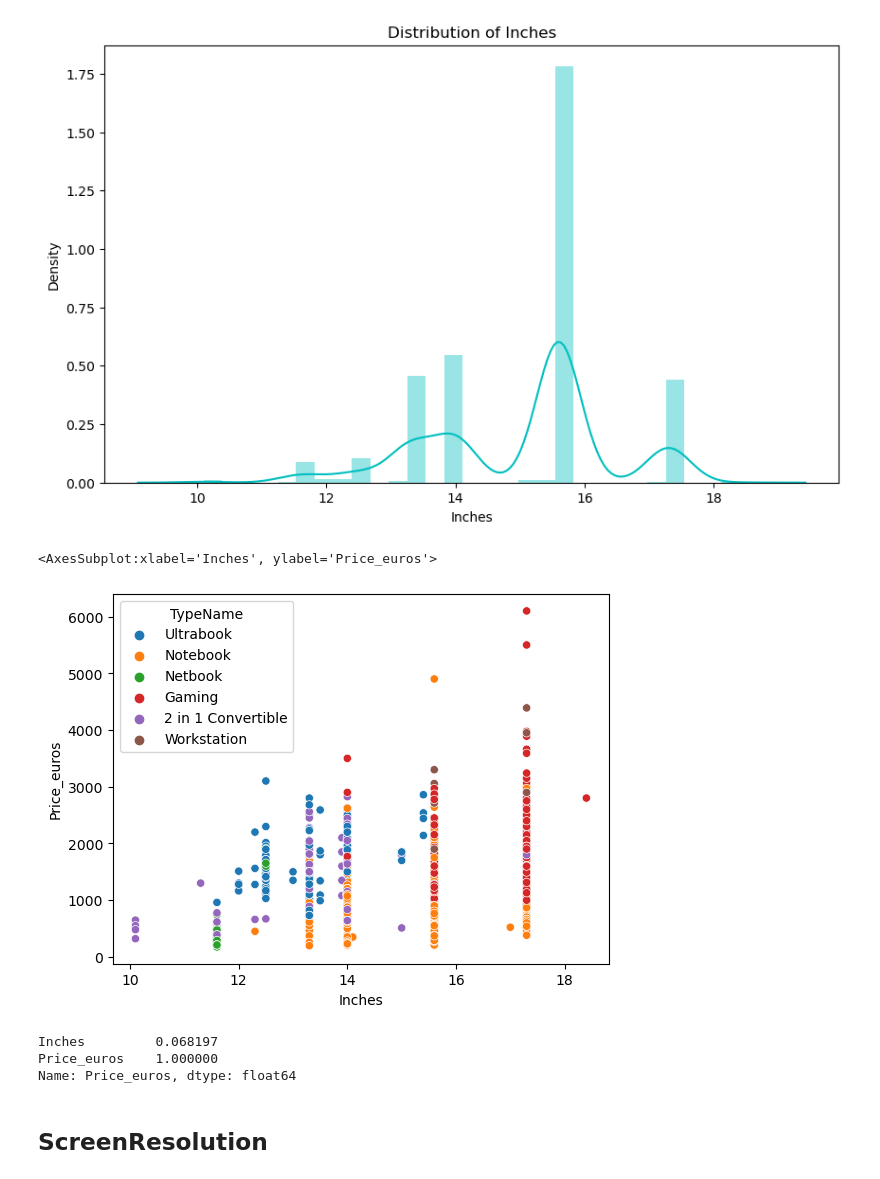
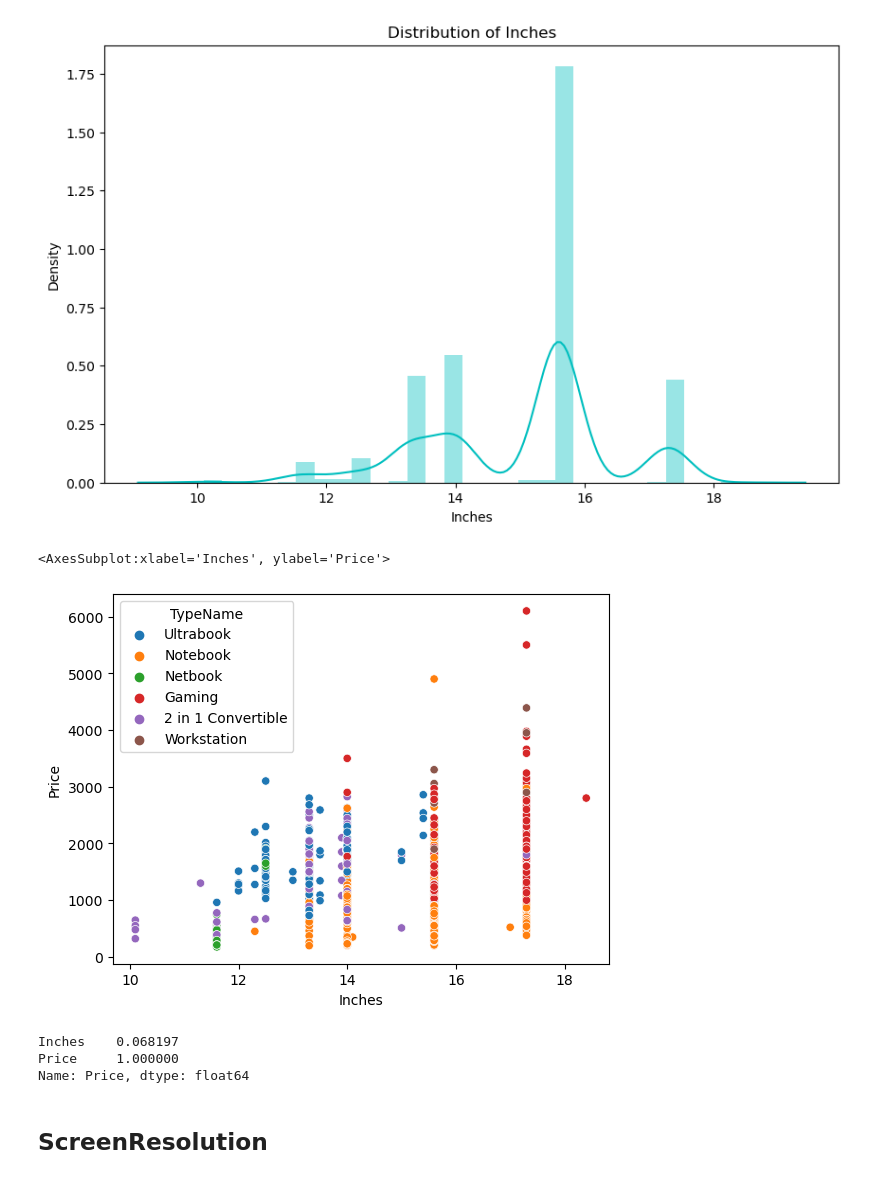
Before and after one commit to RossErskine/Kaggle-notebooks, a Jupyter notebook: Laptop prices.ipynb, the cells around one changed output. Saved outputs shown, nothing was run; the diff lists cells and outputs as text; code cells hidden in the pictures.

```diff
--- a/Laptop prices.ipynb
+++ b/Laptop prices.ipynb
@@ -66,4 +74,7 @@ df.describe()
 df = df.drop('laptop_ID',axis=1)
 # %% [markdown]
 ## Price
+# %%
+df['Price'] = df['Price_euros']
+df.drop(columns=['Price_euros'],inplace=True)
 # %%
@@ -142,16 +158,16 @@ plt.title('Distribution of Inches')
 Text(0.5, 1.0, 'Distribution of Inches')
 [figure]
 # %%
-sns.scatterplot(x=df['Inches'],y=df['Price_euros'],hue=df['TypeName'])
+sns.scatterplot(x=df['Inches'],y=df['Price'],hue=df['TypeName'])
 # %% [output]
-<AxesSubplot:xlabel='Inches', ylabel='Price_euros'>
+<AxesSubplot:xlabel='Inches', ylabel='Price'>
-[figure, old version]
+[figure, new version]
 # %%
-df.corr()['Price_euros']
+df.corr()['Price']
 # %% [output]
-Inches         0.068197
-Price_euros    1.000000
-Name: Price_euros, dtype: float64
+Inches    0.068197
+Price     1.000000
+Name: Price, dtype: float64
 # %% [markdown]
 ## ScreenResolution
 # %%
```
Also changed, not shown: parts of 45 cells of this notebook.
